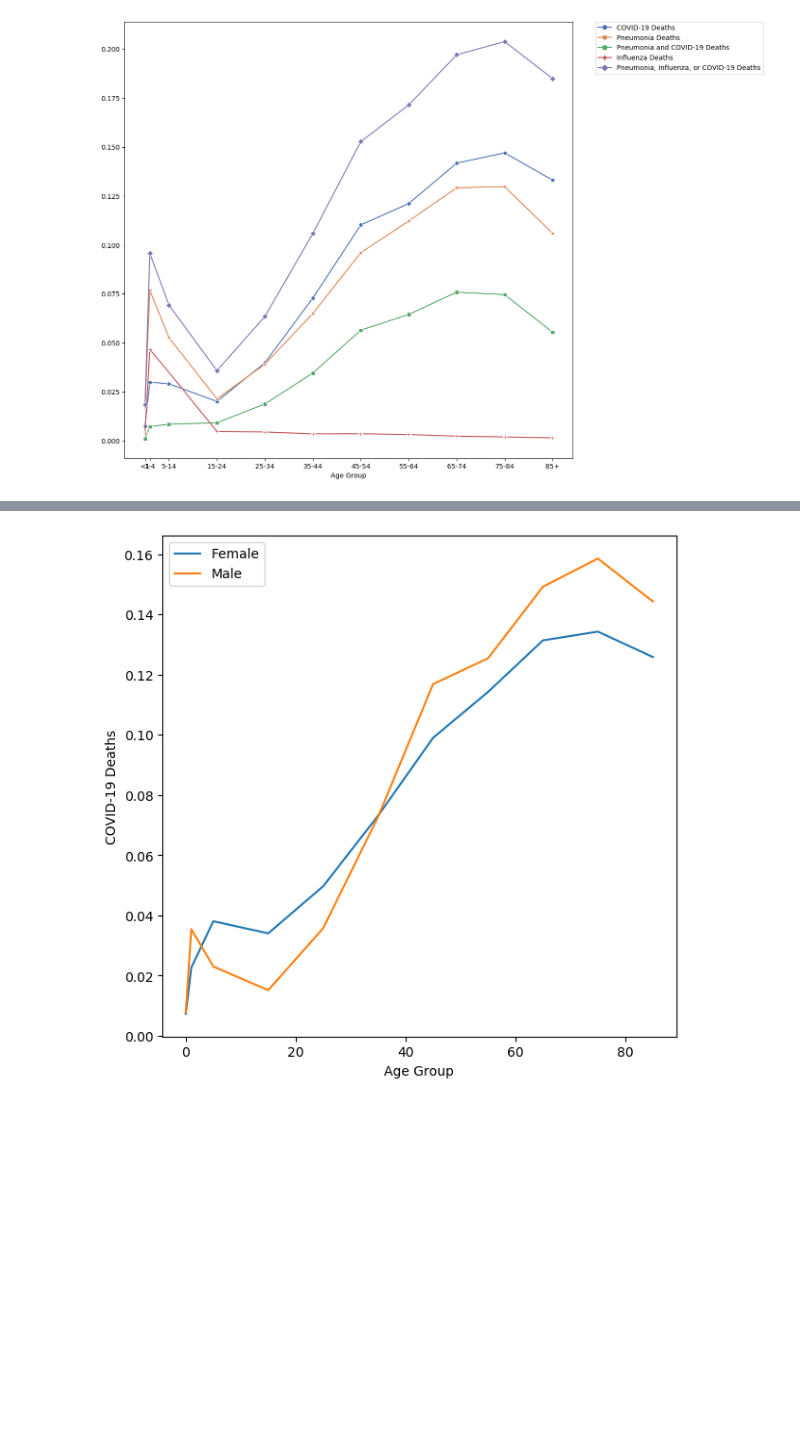
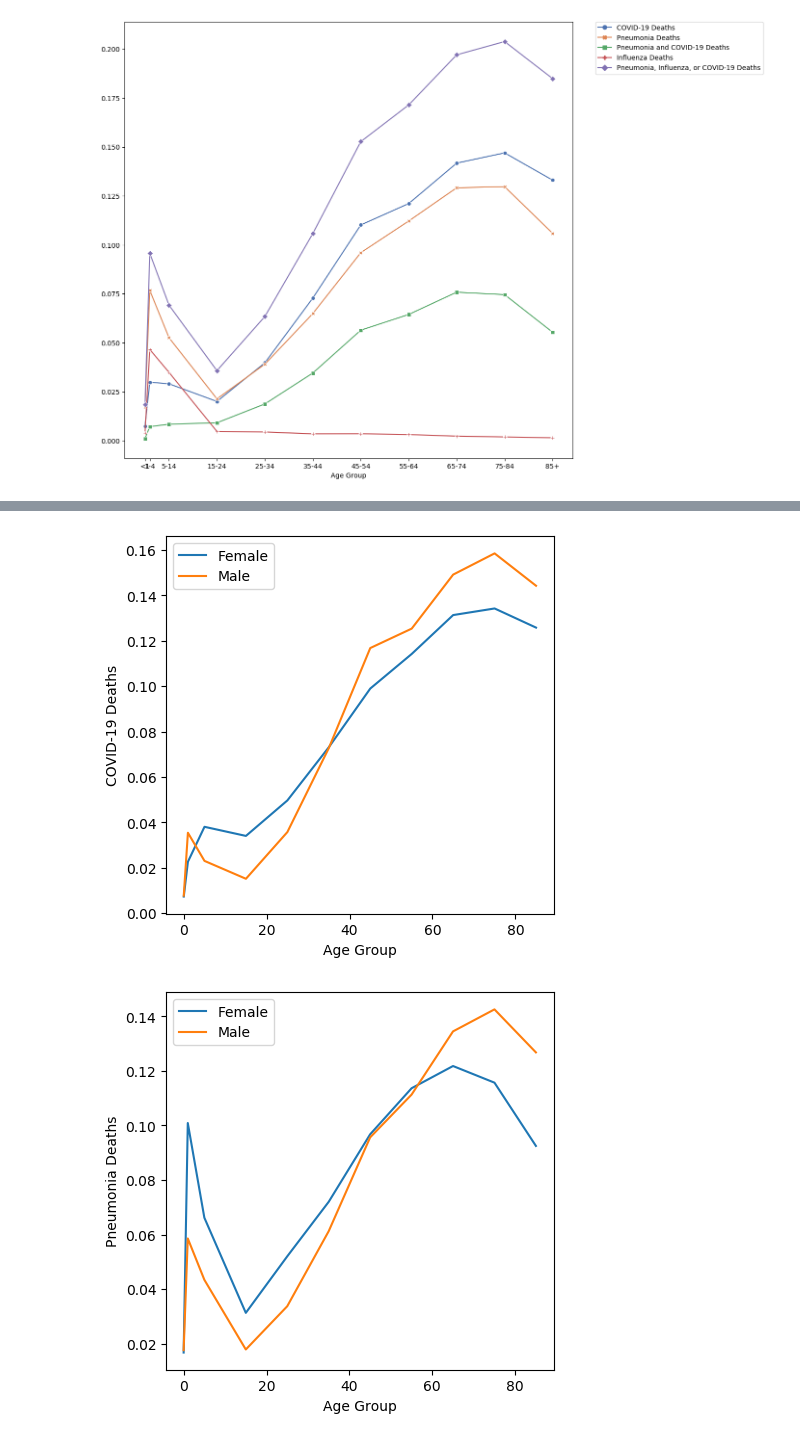
Before and after one commit to aditya-chichani/Covid-ICU-Bed-Allocation-System, a Jupyter notebook: 3036386807_3036383856_3037444215/analysis/data-processing.ipynb, the cells around one changed output, grey strips where cells are left out. Drawn from its saved outputs; the diff is of its cells as text; code cells hidden in the pictures; blank space fills up the shorter version.

```diff
--- a/3036386807_3036383856_3037444215/analysis/data-processing.ipynb
+++ b/3036386807_3036383856_3037444215/analysis/data-processing.ipynb
@@ -105,5 +105,6 @@ plt.legend(bbox_to_anchor=(1.05, 1), loc='upper left', borderaxespad=0)
 # %%
 total_summary_df = df.groupby(['Sex','Age Group']).agg(np.sum)
 total_prob_df = total_summary_df.apply(lambda x : x/total_summary_df['Total Deaths'])
+total_prob_df.drop('Total Deaths', axis = 1, inplace = True)
 total_prob_df
 # %% [output]
@@ -128,6 +129,9 @@ total_prob_df
 # %%
-sns.set(rc = {'figure.figsize':(7,7)})
-for sex in total_prob_df.index.levels[0]:
-    sns.lineplot(x = total_prob_df.loc[sex].index,y = total_prob_df.loc[sex]['COVID-19 Deaths'], markers=True, dashes=False, label = sex)
+sns.set(rc = {'figure.figsize':(5,5)})
+for disease in total_prob_df.columns:
+    plt.figure()
+    for sex in total_prob_df.index.levels[0]:
+        sns.lineplot(x = total_prob_df.loc[sex].index,y = total_prob_df.loc[sex][disease], markers=True, dashes=False, label = sex)
 # %% [output]
-[figure, old version]
+[figure, new version]
+[figure, added]
```
Also changed, not shown: parts of 2 cells of this notebook.
